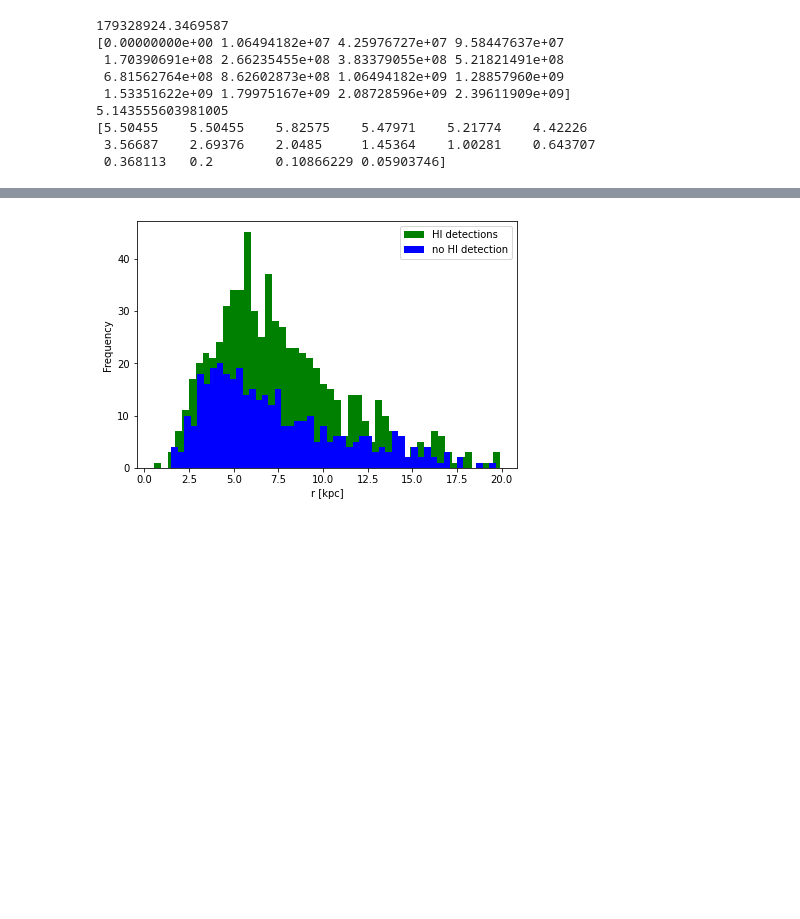
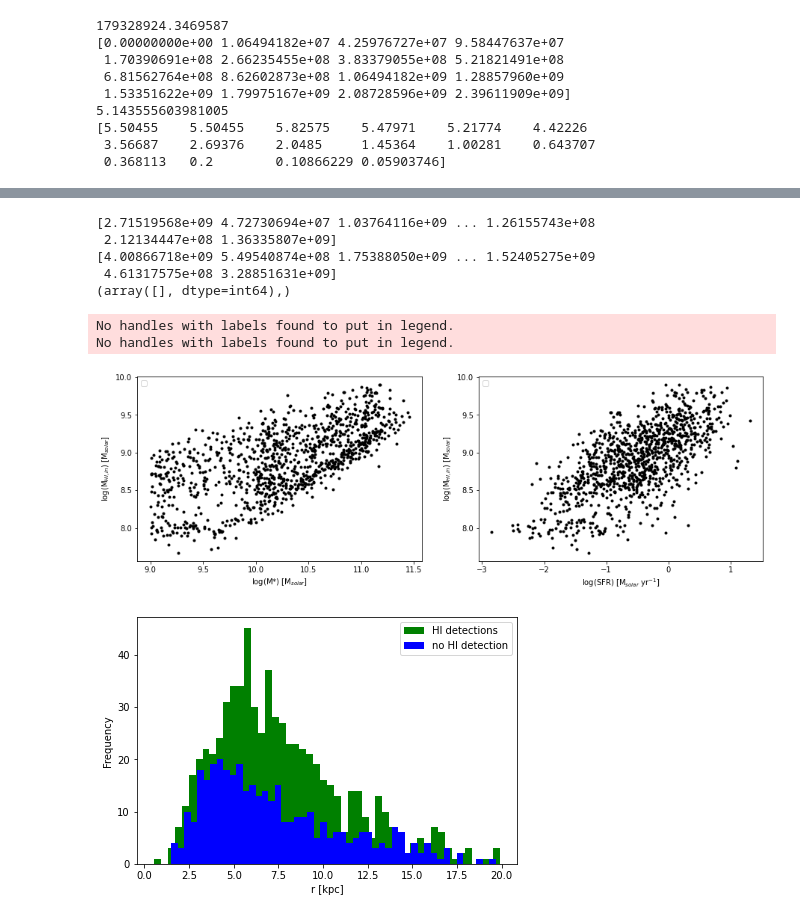
Before and after one commit to Luke-Williams-01/Luke-Williams-01, a Jupyter notebook: ICRARproject.ipynb, the cells around one changed output, grey strips where cells are left out. Saved outputs shown, nothing was run; the diff lists cells and outputs as text; code cells hidden in the pictures; blank space fills up the shorter version.

```diff
--- a/ICRARproject.ipynb
+++ b/ICRARproject.ipynb
@@ -395,13 +395,13 @@ ScaleR0 = newrrHI*RHI[0]
 SclR0pc = ScaleR0*1000
 SclR0pc2 = np.pi*((SclR0pc)**2)
 Sd = 10**newlgSigHI
-R90pc = Rkpc*1000
-R90pc2 = np.pi*((R90pc)**2) # <---- REMEMBER THIS WILL CHANGE WITH 'i' LIKE RHI[i]
+R90pc = Rkpc[0]*1000 # <---- REMEMBER THIS WILL CHANGE WITH 'i' LIKE RHI[i]
+R90pc20 = np.pi*((R90pc)**2)
 
-# Finding the y-coordinate of R90pc2 via interpolation
-polate = interpolate.interp1d(SclR0pc2, Sd)
-newy = polate(R90pc2[0]) # <---- Change is here
-print(R90pc2[0])
+# Finding the y-coordinate of R90pc2(0) via interpolation for the first galaxy
+polate = interpolate.interp1d(SclR0pc2, Sd, fill_value = 'extrapolate')
+newy = polate(R90pc20)
+print(R90pc20)
 print(SclR0pc2)
 print(newy)
 print(Sd)
@@ -441,3 +495,47 @@ print(mHIpred0 - x_arr90)
+# %%
+print(MHIpredout)
+print(10**lgMHI)
+checker = np.where(MHIpredout > 10**lgMHI)
+print(checker)
+# %% [output]
+[2.71519568e+09 4.72730694e+07 1.03764116e+09 ... 1.26155743e+08
+ 2.12134447e+08 1.36335807e+09]
+[4.00866718e+09 5.49540874e+08 1.75388050e+09 ... 1.52405275e+09
+ 4.61317575e+08 3.28851631e+09]
+(array([], dtype=int64),)
+# %%
+# Using the equation MHI(predicted, inside optical) = MHI(global) - MHI(predicted, outside optical)
+MHIpredin = (10**lgMHI) - MHIpredout
+
+# Separating MHI(predicted, inside optical) into HI detections and non-HI detections
+# %%
+# Plotting the HI mass within the optical radius, against stellar masses and SFR
+plt.figure(figsize = (15,10))
+plt.subplot(221)
+plt.plot(lgMstar, np.log10(MHIpredin), 'k.')
+#plt.plot(lgMstar1a, lgdetHIin, 'c.', label= 'HI detection')
+#plt.plot(lgMstar2a, lgndetHIin, 'r.', label= 'No HI detection')
+plt.xlabel('log(M*) [M$_{solar}$]')
+plt.ylabel('log(M$_{HI, in}$) [M$_{solar}$]')
+#plt.plot(INbins[:-2], INmHIa[:-2], 'b-')
+#plt.plot(INbins[:-2], INpMAD1[:-2], 'k-')
+#plt.plot(INbins[:-2], INnMAD1[:-2], 'k-')
+plt.legend(loc='upper left');
+
+plt.subplot(222)
+plt.plot(np.log10(SFR_best), np.log10(MHIpredin), 'k.')
+#plt.plot(lgSFR1a, lgdetHIin, 'c.')
+#plt.plot(lgSFR2a, lgndetHIin, 'r.')
+plt.xlabel('log(SFR) [M$_{solar}$ yr$^{-1}$]')
+plt.ylabel('log(M$_{HI, in}$) [M$_{solar}$]')
+#plt.plot(INbins2[:-2], INmHIb[:-2], 'b-', label = 'Median of HI detections')
+#plt.plot(INbins2[:-2], INpMAD2[:-2], 'k-', label = 'Median absolute deviation')
+#plt.plot(INbins2[:-2], INnMAD2[:-2], 'k-')
+plt.legend(loc='upper left');
+# %% [output]
+No handles with labels found to put in legend.
+No handles with labels found to put in legend.
+[figure, added]
 # %%
 # Historgram plots to determine the how the investigated galaxies are distributed
 plt.figure(figsize = (15,10))
```
Also changed, not shown: parts of 3 cells of this notebook.
